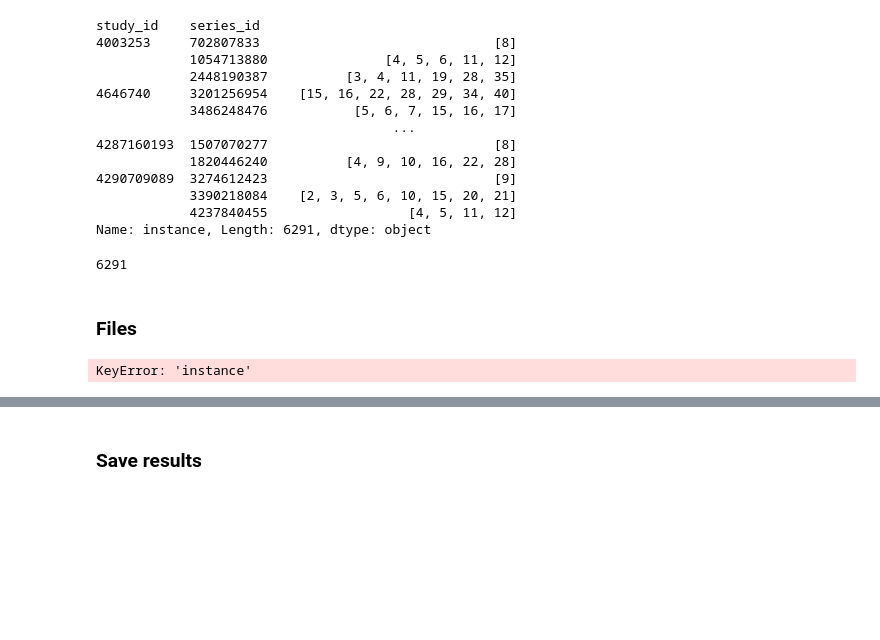
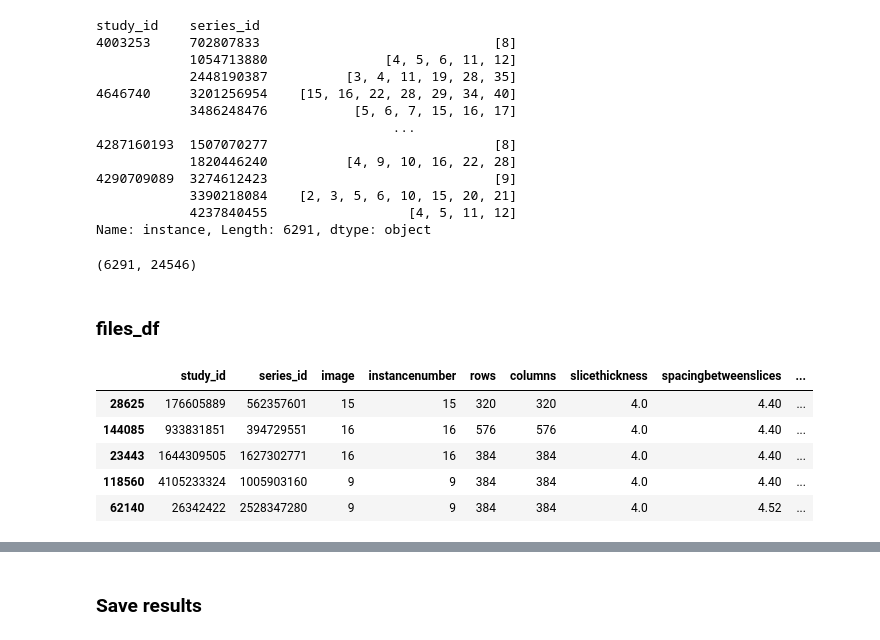
Before and after one commit to rosulucian/deep_learning_playground, a Jupyter notebook: kaggle/RSNA/datasets.ipynb, the cells around one changed output, grey strips where cells are left out. Drawn from its saved outputs; the diff is of its cells as text; code cells hidden in the pictures; blank space fills up the shorter version.

```diff
--- a/kaggle/RSNA/datasets.ipynb
+++ b/kaggle/RSNA/datasets.ipynb
@@ -223,8 +226,8 @@ study_id    series_id
             4237840455                  [4, 5, 11, 12]
 Name: instance, Length: 6291, dtype: object
 # %%
-coords_df.id.nunique()
+coords_df.ss_id.nunique(), coords_df.instance_id.nunique()
 # %% [output]
-6291
+(6291, 24546)
 # %% [markdown]
-### Files
+### files_df
@@ -231 +236,10 @@ coords_df.id.nunique()
+# %%
+files_df.sample(5)
+# %% [output]
+|  | study_id | series_id | image | instancenumber | rows | columns | slicethickness | spacingbetweenslices | ... |
+| 28625 | 176605889 | 562357601 | 15 | 15 | 320 | 320 | 4.0 | 4.40 | ... |
+| 144085 | 933831851 | 394729551 | 16 | 16 | 576 | 576 | 4.0 | 4.40 | ... |
+| 23443 | 1644309505 | 1627302771 | 16 | 16 | 384 | 384 | 4.0 | 4.40 | ... |
+| 118560 | 4105233324 | 1005903160 | 9 | 9 | 384 | 384 | 4.0 | 4.40 | ... |
+| 62140 | 26342422 | 2528347280 | 9 | 9 | 384 | 384 | 4.0 | 4.52 | ... |
 # %%
@@ -233,8 +247,6 @@ files_df.rename(columns={'patient': 'study_id', 'series': 'series_id', 'image':
 # %%
 files_df['ss_id'] = files_df.apply(lambda row: f'{str(row["study_id"])}_{str(row["series_id"])}', axis=1)
-files_df['instance_id'] = files_df.apply(lambda row: f'{str(row["study_id"])}_{str(row["series_id"])}_{str(row["instance"])}', axis=1)
+files_df['instance_id'] = files_df.apply(lambda row: f'{str(row["study_id"])}_{str(row["series_id"])}_{str(row["instancenumber"])}', axis=1)
-# %% [output]
-KeyError: 'instance'
 # %%
 source_dir = CFG.PNG_DIR
 files_df['filename'] = files_df.apply(lambda row: f'{source_dir}\\{row.study_id}_{row.series_id}_{row.image}.png', axis=1)
```
Also changed, not shown: parts of 27 cells of this notebook, 3 other files.
